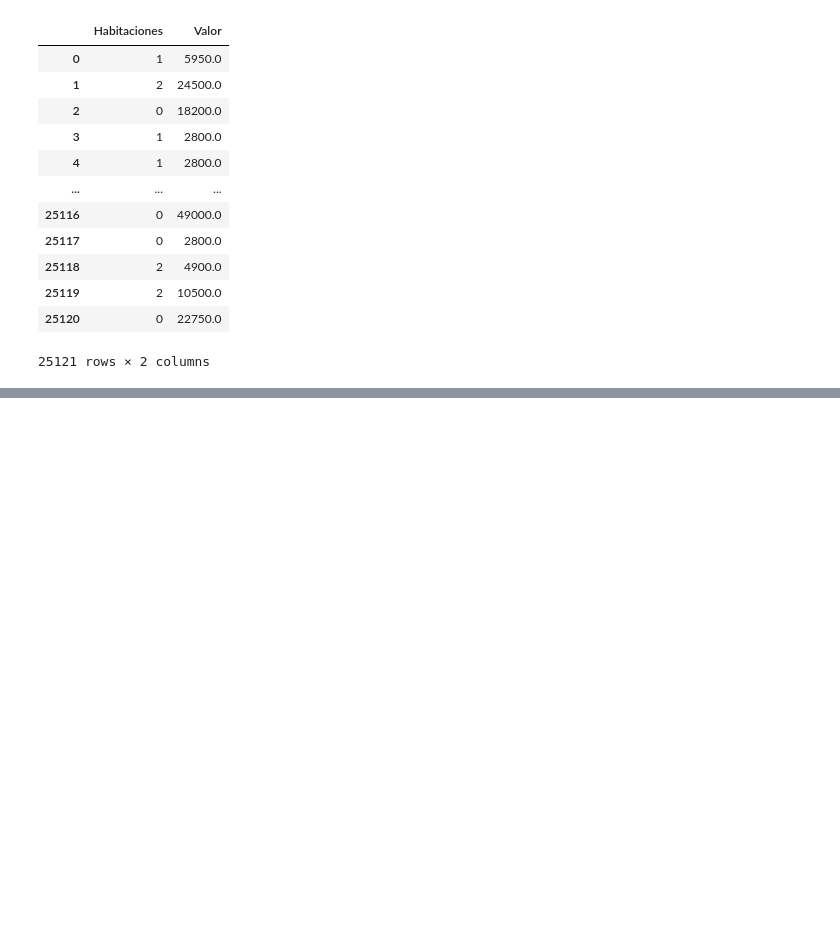
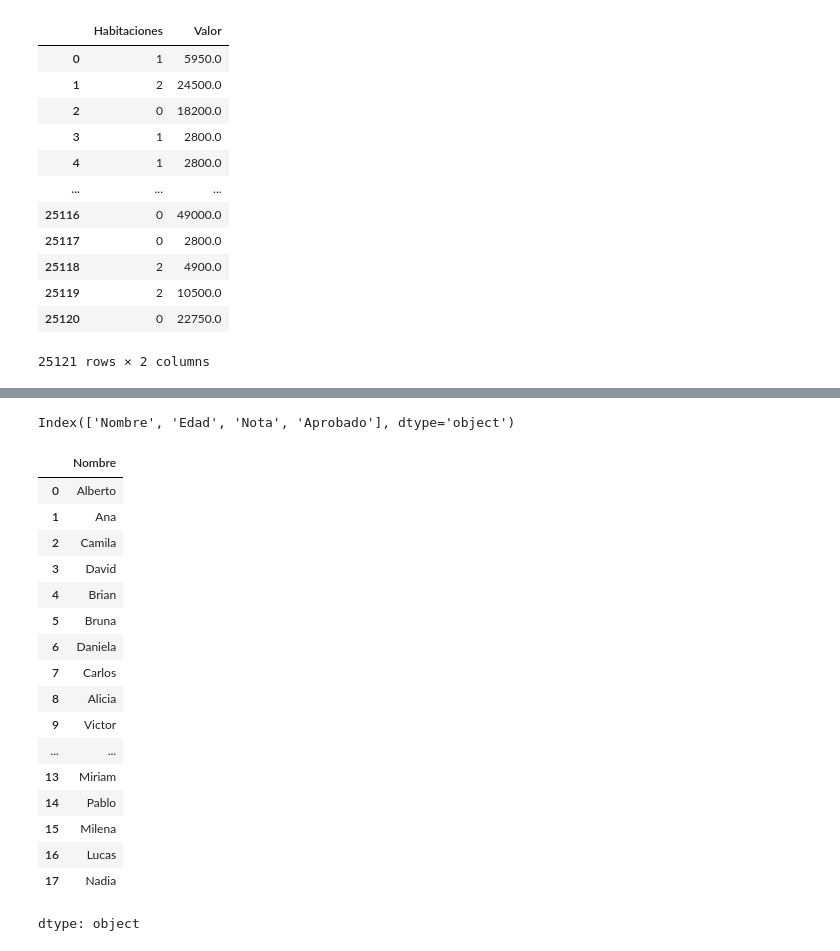
Before and after one commit to dyaccu/Pandas-conociendo-la-biblioteca, a Jupyter notebook: inmuebles_cdmx.ipynb, the cells around one changed output, grey strips where cells are left out. Cells and saved outputs as stored; diff of their text form; code cells hidden in the pictures; blank space fills up the shorter version.

```diff
--- a/inmuebles_cdmx.ipynb
+++ b/inmuebles_cdmx.ipynb
@@ -180,0 +259,27 @@ datos[['Habitaciones','Valor']]
+# %%
+# Visualizar los nombres de las columnas
+datos2.columns
+# %% [output]
+Index(['Nombre', 'Edad', 'Nota', 'Aprobado'], dtype='object')
+# %%
+# Seleccionar una columna
+datos2['Nombre']
+# %% [output]
+|  | Nombre |
+| 0 | Alberto |
+| 1 | Ana |
+| 2 | Camila |
+| 3 | David |
+| 4 | Brian |
+| 5 | Bruna |
+| 6 | Daniela |
+| 7 | Carlos |
+| 8 | Alicia |
+| 9 | Victor |
+| ... | ... |
+| 13 | Miriam |
+| 14 | Pablo |
+| 15 | Milena |
+| 16 | Lucas |
+| 17 | Nadia |
+dtype: object
```
Also changed, not shown: parts of 12 cells of this notebook.
